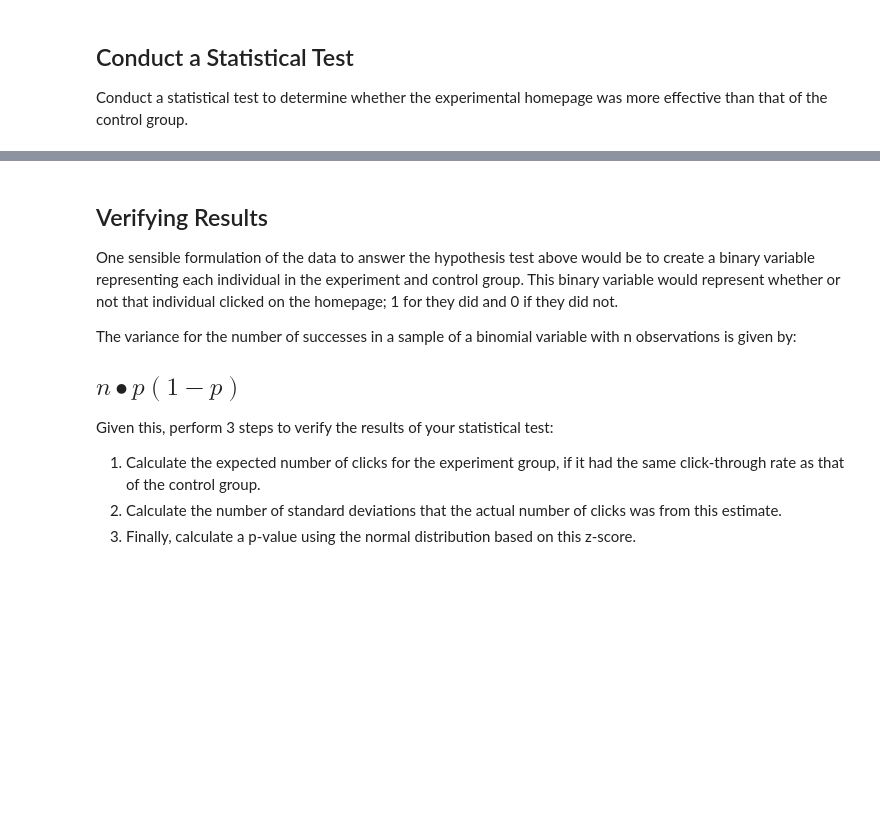
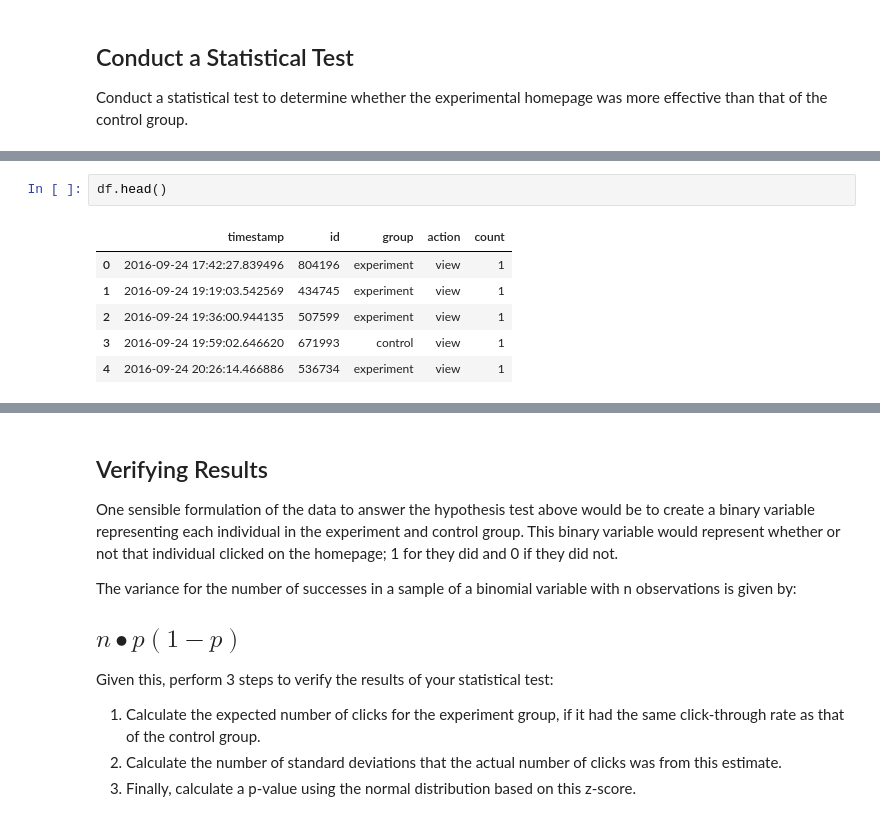
Before and after one commit to poariston/dsc-website-ab-testing-lab-online-ds-pt-120919, a Jupyter notebook: index.ipynb, the cells around one changed output, grey strips where cells are left out. Cells and saved outputs as stored; diff of their text form; blank space fills up the shorter version.

```diff
--- a/index.ipynb
+++ b/index.ipynb
@@ -137,0 +253,9 @@ Conduct a statistical test to determine whether the experimental homepage was mo
+# %%
+df.head()
+# %% [output]
+|  | timestamp | id | group | action | count |
+| 0 | 2016-09-24 17:42:27.839496 | 804196 | experiment | view | 1 |
+| 1 | 2016-09-24 19:19:03.542569 | 434745 | experiment | view | 1 |
+| 2 | 2016-09-24 19:36:00.944135 | 507599 | experiment | view | 1 |
+| 3 | 2016-09-24 19:59:02.646620 | 671993 | control | view | 1 |
+| 4 | 2016-09-24 20:26:14.466886 | 536734 | experiment | view | 1 |
```
Also changed, not shown: parts of 14 cells of this notebook, 1 other file.
